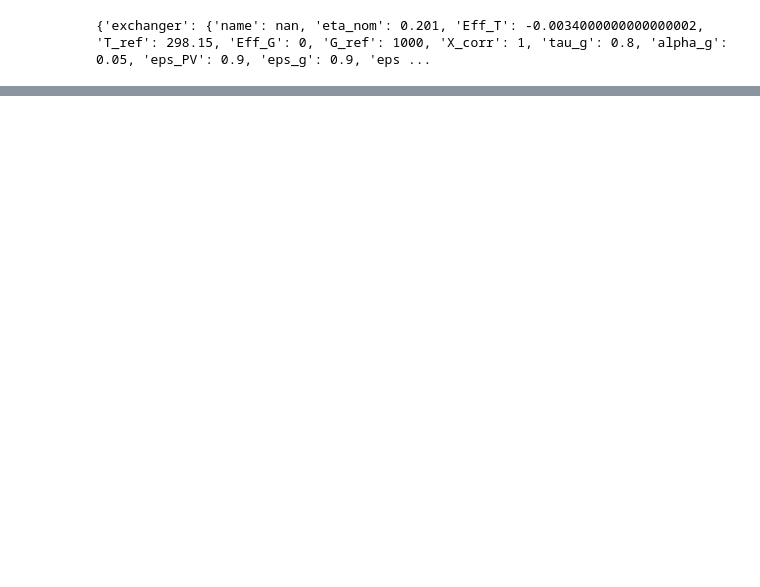
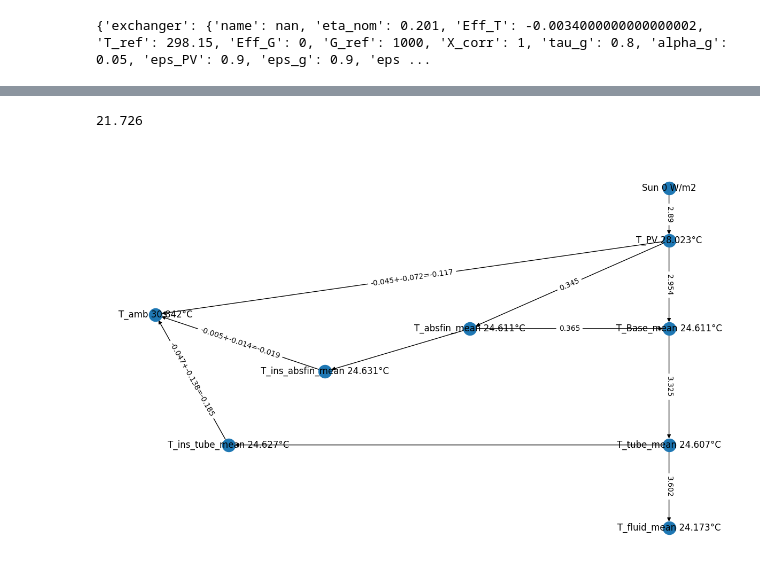
Before and after one commit to valentindelachaux/PVT-thermal-performance-model, a Jupyter notebook: run_model_V4.41GG-MPP.ipynb, the cells around one changed output, grey strips where cells are left out. Cells and saved outputs as stored; diff of their text form; code cells hidden in the pictures; blank space fills up the shorter version.

```diff
--- a/run_model_V4.41GG-MPP.ipynb
+++ b/run_model_V4.41GG-MPP.ipynb
@@ -67,4 +102,9 @@ pr.disp_html(X_df)
 | a7 | 0.000000 | 0.000000 |
 | a8 | 0.000000 | 0.000000 |
+# %%
+pfun.plot_graph(df_res,par,0)
+# %% [output]
+21.726
+[figure, added]
 # %%
 22.37-2*1.3
```
Also changed, not shown: parts of 6 cells of this notebook, 13 other files.
